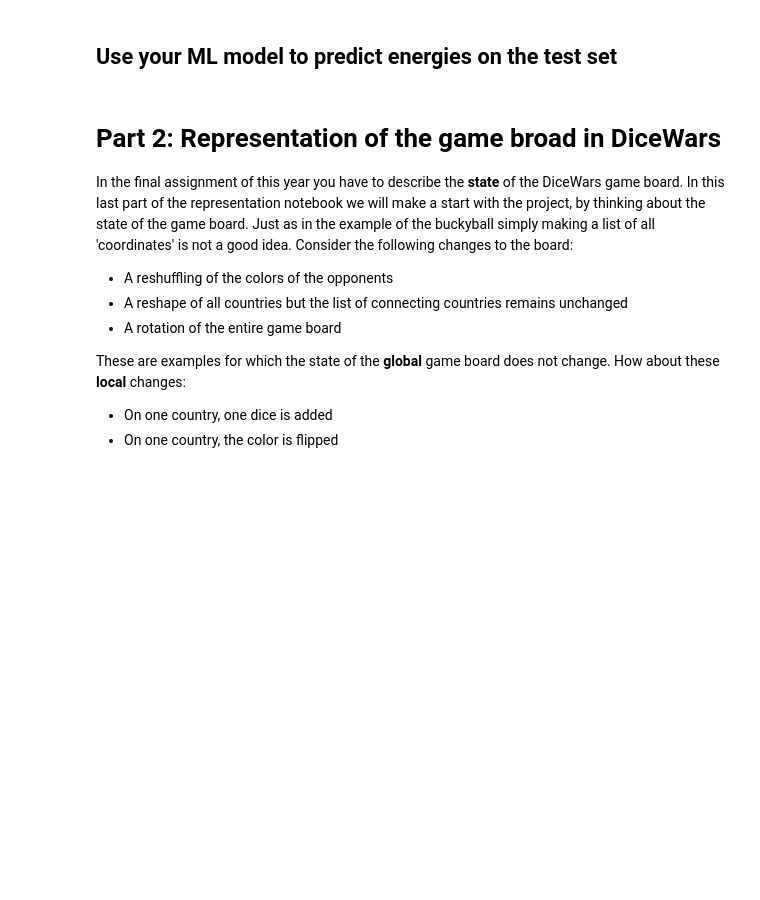
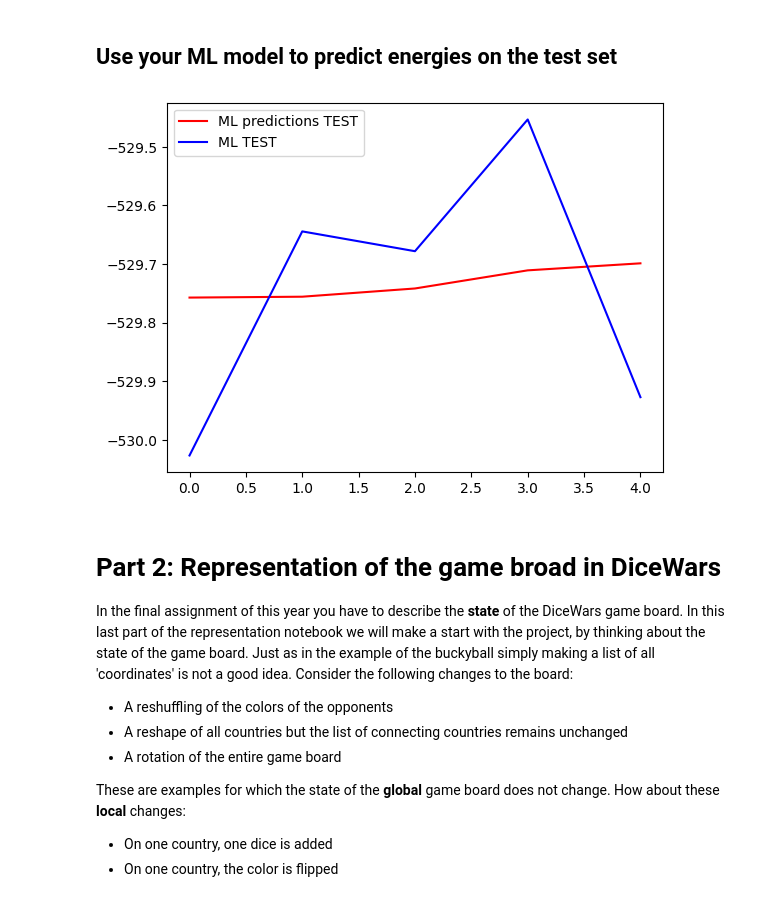
Before and after one commit to mard4/machine-learning, a Jupyter notebook: 6.RML/6representationv4_student.ipynb, the cells around one changed output. Drawn from its saved outputs; the diff is of its cells as text; code cells hidden in the pictures; blank space fills up the shorter version.

```diff
--- a/6.RML/6representationv4_student.ipynb
+++ b/6.RML/6representationv4_student.ipynb
@@ -98,17 +165,17 @@ plt.plot(ypred,color='r',label='ML predictions')
 # %%
 # Load the TEST structural database for the buckyballs
 Msample=25
 coords_data_tmp=np.loadtxt('TESTbucky-coords_database.txt')
 coords_data_test=np.zeros((60,3,Msample))
 for i in range(Msample):
     coords_data_test[:,:,i]=coords_data_tmp[i*60:(i+1)*60,0:3]
 
-
-
-ypred="""YOUR MODEL HERE"""
-
-
+ypred= reg.predict(X_test_scaled)
 
 plt.plot(ypred,color='r',label='ML predictions TEST')
+plt.plot(y_test,color='b',label='ML TEST')
+plt.legend()
 
 np.savetxt('PREDICTIONS-energies_TEST.txt', ypred)
+# %% [output]
+[figure, added]
```
Also changed, not shown: parts of 8 cells of this notebook, 1 other file.
